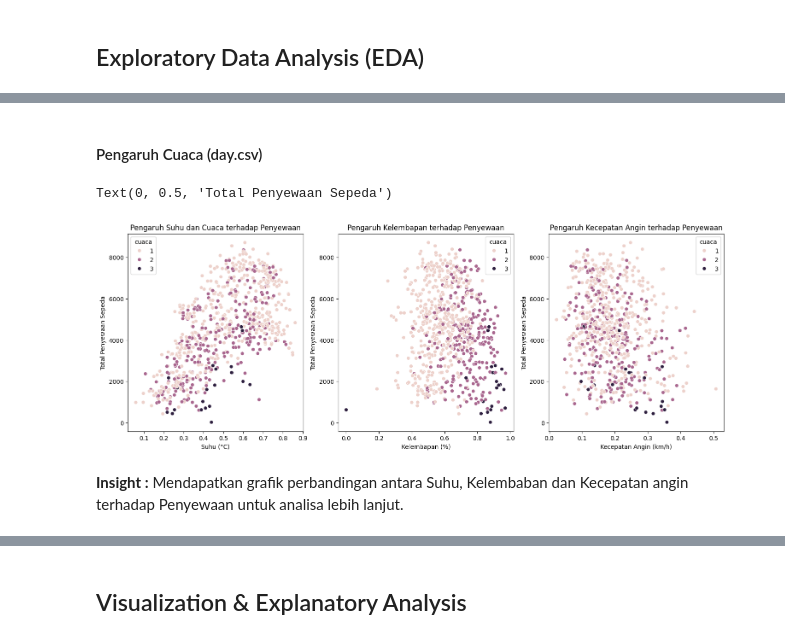
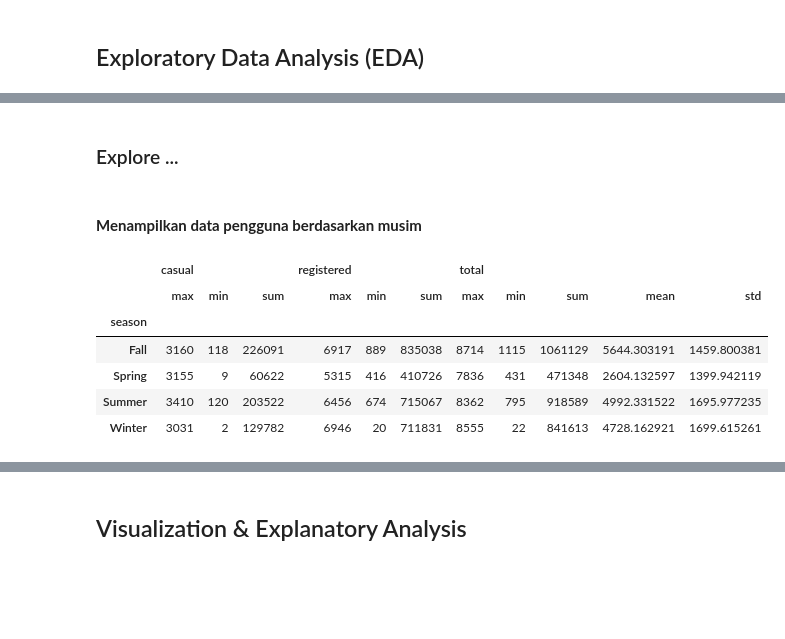
Before and after one commit to wahyupelitajaya/Dicoding-Submission-Analysis-Data, a Jupyter notebook: notebook.ipynb, the cells around one changed output, grey strips where cells are left out. Drawn from its saved outputs; the diff is of its cells as text; code cells hidden in the pictures; blank space fills up the shorter version.

```diff
--- a/notebook.ipynb
+++ b/notebook.ipynb
@@ -331,31 +436,19 @@ Mendapatkan tampilan pola penyewaan sepeda berdasarkan jam untuk keperluan anali
-# %% [markdown]
-#### Pengaruh Cuaca (day.csv)
-# %%
-# Scatterplot 1: Hubungan antara suhu & cuaca dengan total penyewaan
-plt.figure(figsize=(18, 6))
-
-plt.subplot(1, 3, 1)  # 1 baris, 3 kolom, plot pertama
-sns.scatterplot(x='suhu', y='total_sewa', hue='cuaca', data=df_day)
-plt.title('Pengaruh Suhu dan Cuaca terhadap Penyewaan')
-plt.xlabel('Suhu (°C)')
-plt.ylabel('Total Penyewaan Sepeda')
-
-# Scatterplot 2: Hubungan antara kelembapan dengan total penyewaan
-plt.subplot(1, 3, 2)  # 1 baris, 3 kolom, plot kedua
-sns.scatterplot(x='kelembaban', y='total_sewa', hue='cuaca', data=df_day)
-plt.title('Pengaruh Kelembapan terhadap Penyewaan')
-plt.xlabel('Kelembapan (%)')
-plt.ylabel('Total Penyewaan Sepeda')
-
-# Scatterplot 3: Hubungan antara kecepatan angin dengan total penyewaan
-plt.subplot(1, 3, 3)  # 1 baris, 3 kolom, plot ketiga
-sns.scatterplot(x='kecepatan_angin', y='total_sewa', hue='cuaca', data=df_day)
-plt.title('Pengaruh Kecepatan Angin terhadap Penyewaan')
-plt.xlabel('Kecepatan Angin (km/h)')
-plt.ylabel('Total Penyewaan Sepeda')
-# %% [output]
-Text(0, 0.5, 'Total Penyewaan Sepeda')
-[figure, removed]
-# %% [markdown]
-**Insight :**
-Mendapatkan grafik perbandingan antara Suhu, Kelembaban dan Kecepatan angin terhadap Penyewaan untuk analisa lebih lanjut.
+# %% [markdown]
+### Explore ...
+# %% [markdown]
+#### **Menampilkan data pengguna berdasarkan musim**
+# %%
+# data harian (day.csv) - menampilkan data pengguna berdasarkan musim
+day_df.groupby(by = ['season']).agg({
+    'casual' : ['max', 'min', 'sum'],
+    'registered' : ['max', 'min', 'sum'],
+    'total' : ['max', 'min', 'sum', 'mean', 'std']
+})
+# %% [output]
+|  | casual |  |  | registered |  |  | total |  |  |  |  |
+|  | max | min | sum | max | min | sum | max | min | sum | mean | std |
+| season |  |  |  |  |  |  |  |  |  |  |  |
+| Fall | 3160 | 118 | 226091 | 6917 | 889 | 835038 | 8714 | 1115 | 1061129 | 5644.303191 | 1459.800381 |
+| Spring | 3155 | 9 | 60622 | 5315 | 416 | 410726 | 7836 | 431 | 471348 | 2604.132597 | 1399.942119 |
+| Summer | 3410 | 120 | 203522 | 6456 | 674 | 715067 | 8362 | 795 | 918589 | 4992.331522 | 1695.977235 |
+| Winter | 3031 | 2 | 129782 | 6946 | 20 | 711831 | 8555 | 22 | 841613 | 4728.162921 | 1699.615261 |
```
Also changed, not shown: parts of 62 cells of this notebook.
